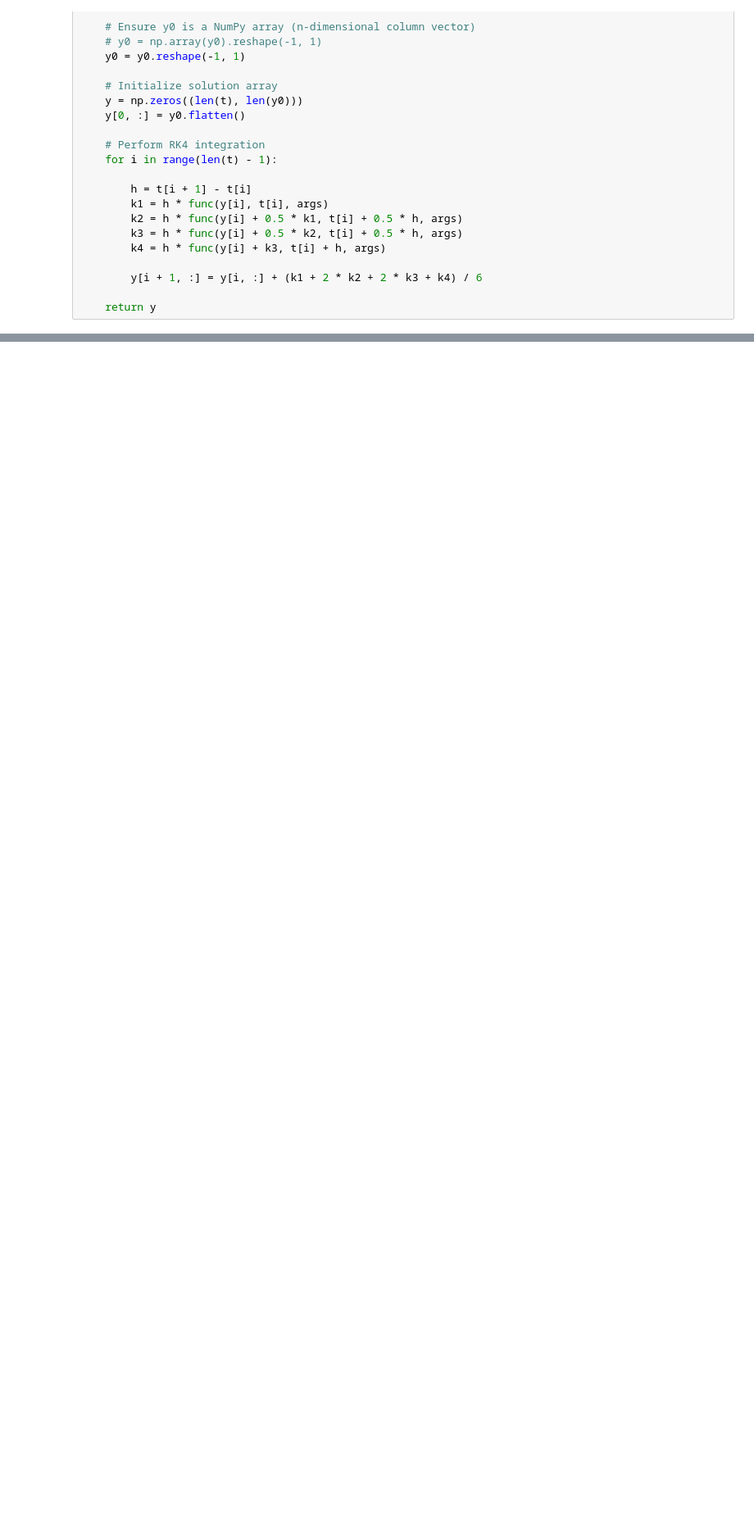
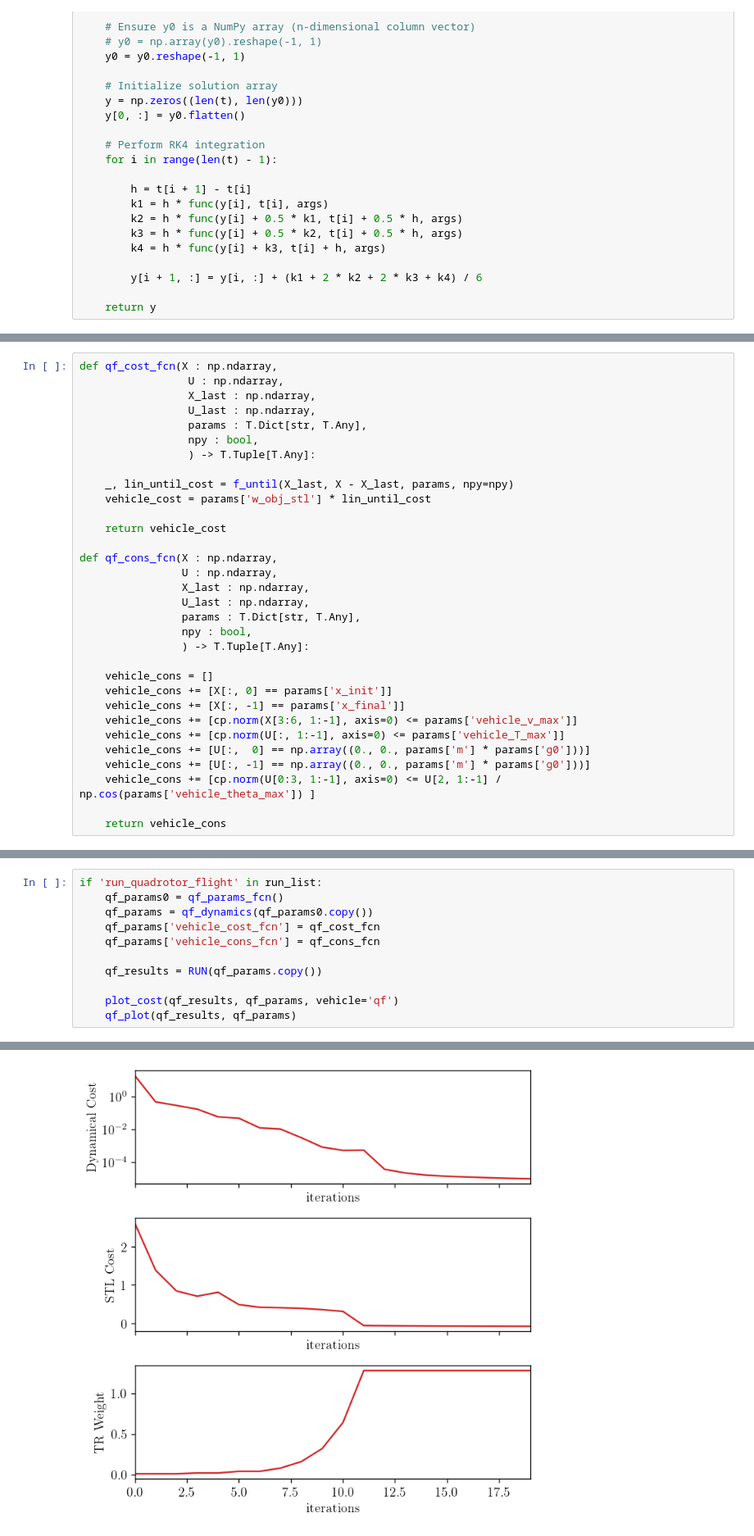
Before and after one commit to sametuzun781/D-GMSR, a Jupyter notebook: D_GSAR_Traj_Opt.ipynb, the cells around one changed output, grey strips where cells are left out. Shown at 82% size. Cells and saved outputs as stored; diff of their text form; blank space fills up the shorter version.

Commit message:
quadrotor flight and autonomous rocket landing examples are added.

```diff
--- a/D_GSAR_Traj_Opt.ipynb
+++ b/D_GSAR_Traj_Opt.ipynb
@@ -1531,0 +1794,32 @@ if save_fig: fig.savefig('Num_sim.' + fig_format, bbox_inches='tight')
+# %%
+def qf_cost_fcn(X : np.ndarray,
+                 U : np.ndarray,
+                 X_last : np.ndarray,
+                 U_last : np.ndarray,
+                 params : T.Dict[str, T.Any],
+                 npy : bool,
+                 ) -> T.Tuple[T.Any]:
+
+    _, lin_until_cost = f_until(X_last, X - X_last, params, npy=npy)
+    vehicle_cost = params['w_obj_stl'] * lin_until_cost
+
+    return vehicle_cost
+
+def qf_cons_fcn(X : np.ndarray,
+                U : np.ndarray,
+                X_last : np.ndarray,
+                U_last : np.ndarray,
+                params : T.Dict[str, T.Any],
+                npy : bool,
+                ) -> T.Tuple[T.Any]:
+
+    vehicle_cons = []
+    vehicle_cons += [X[:, 0] == params['x_init']]
+    vehicle_cons += [X[:, -1] == params['x_final']]
+    vehicle_cons += [cp.norm(X[3:6, 1:-1], axis=0) <= params['vehicle_v_max']]
+    vehicle_cons += [cp.norm(U[:, 1:-1], axis=0) <= params['vehicle_T_max']]
+    vehicle_cons += [U[:,  0] == np.array((0., 0., params['m'] * params['g0']))]
+    vehicle_cons += [U[:, -1] == np.array((0., 0., params['m'] * params['g0']))]
+    vehicle_cons += [cp.norm(U[0:3, 1:-1], axis=0) <= U[2, 1:-1] / np.cos(params['vehicle_theta_max']) ]
+
+    return vehicle_cons
@@ -1531,0 +3538,12 @@ if save_fig: fig.savefig('Num_sim.' + fig_format, bbox_inches='tight')
+# %%
+if 'run_quadrotor_flight' in run_list:
+    qf_params0 = qf_params_fcn()
+    qf_params = qf_dynamics(qf_params0.copy())
+    qf_params['vehicle_cost_fcn'] = qf_cost_fcn
+    qf_params['vehicle_cons_fcn'] = qf_cons_fcn
+
+    qf_results = RUN(qf_params.copy())
+
+    plot_cost(qf_results, qf_params, vehicle='qf')
+    qf_plot(qf_results, qf_params)
+# %% [output]
@@ -1531,0 +3553 @@ if save_fig: fig.savefig('Num_sim.' + fig_format, bbox_inches='tight')
+[figure, added]
```
Also changed, not shown: parts of 102 cells of this notebook, 1 other file.
